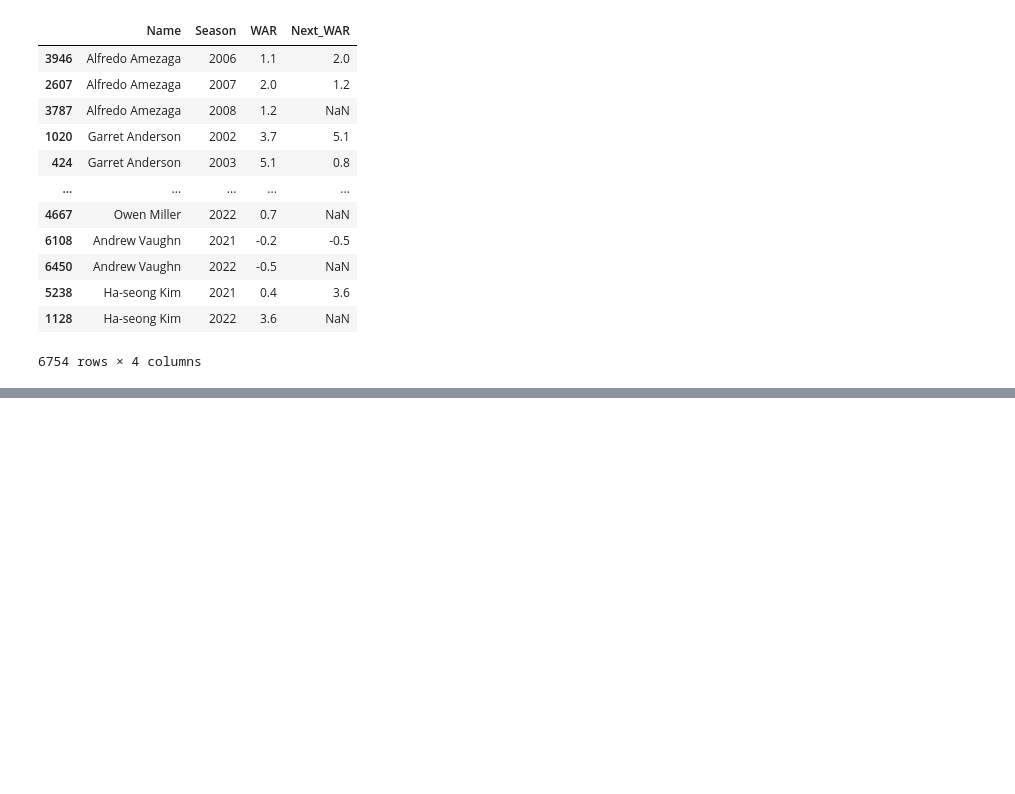
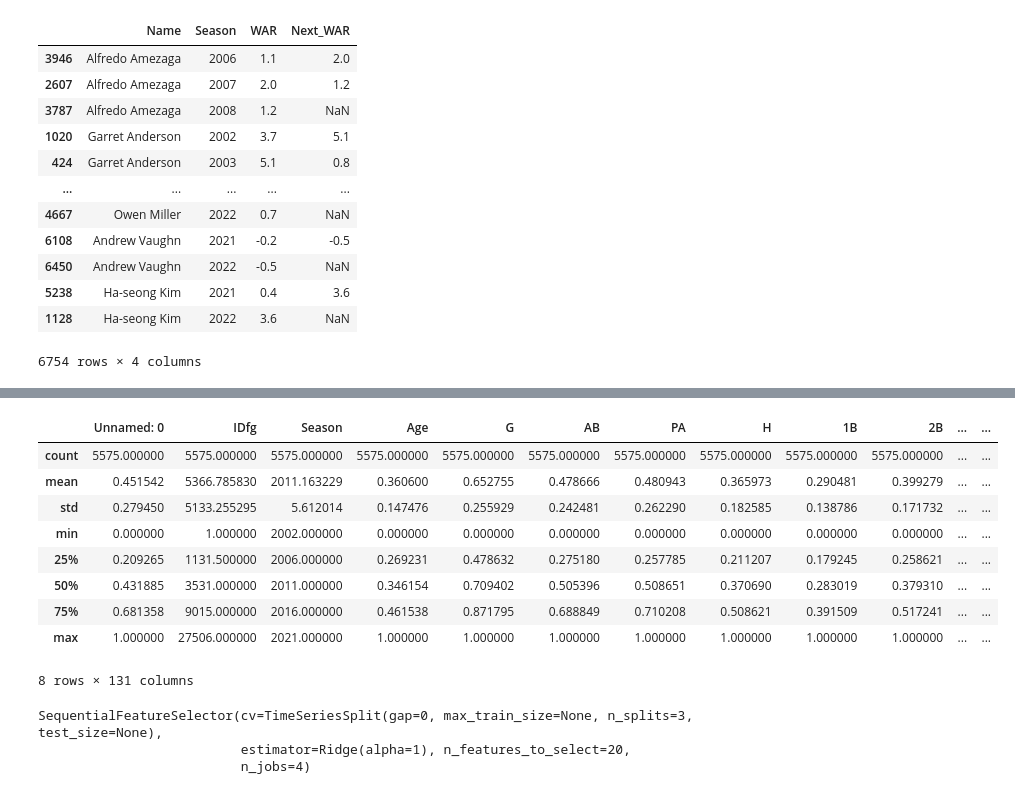
Before and after one commit to ryangrimsley/baseball-stats-predictor, a Jupyter notebook: next_war.ipynb, the cells around one changed output, grey strips where cells are left out. Saved outputs shown, nothing was run; the diff lists cells and outputs as text; code cells hidden in the pictures; blank space fills up the shorter version.

Commit message:
Format data and get predictors using a SequentialFeatureSelector

```diff
--- a/next_war.ipynb
+++ b/next_war.ipynb
@@ -56,0 +151,5 @@ batting_with_next_war[["Name", "Season", "WAR", "Next_WAR"]]
+# %%
+batting["team_codes"] = batting["Team"].astype("category").cat.codes
+# %%
+batting_full = batting.copy()
+batting = batting.dropna().copy()
@@ -56,0 +166,27 @@ batting_with_next_war[["Name", "Season", "WAR", "Next_WAR"]]
+# %%
+removed_columns = ["Next_WAR", "Name", "Team", "IDfg", "Season"]
+selected_columns = batting.columns[~batting.columns.isin(removed_columns)]
+# %%
+from sklearn.preprocessing import MinMaxScaler
+
+scaler = MinMaxScaler()
+batting.loc[:, selected_columns] = scaler.fit_transform(batting[selected_columns])
+# %%
+batting.describe()
+# %% [output]
+|  | Unnamed: 0 | IDfg | Season | Age | G | AB | PA | H | 1B | 2B | ... | ... |
+| count | 5575.000000 | 5575.000000 | 5575.000000 | 5575.000000 | 5575.000000 | 5575.000000 | 5575.000000 | 5575.000000 | 5575.000000 | 5575.000000 | ... | ... |
+| mean | 0.451542 | 5366.785830 | 2011.163229 | 0.360600 | 0.652755 | 0.478666 | 0.480943 | 0.365973 | 0.290481 | 0.399279 | ... | ... |
+| std | 0.279450 | 5133.255295 | 5.612014 | 0.147476 | 0.255929 | 0.242481 | 0.262290 | 0.182585 | 0.138786 | 0.171732 | ... | ... |
+| min | 0.000000 | 1.000000 | 2002.000000 | 0.000000 | 0.000000 | 0.000000 | 0.000000 | 0.000000 | 0.000000 | 0.000000 | ... | ... |
+| 25% | 0.209265 | 1131.500000 | 2006.000000 | 0.269231 | 0.478632 | 0.275180 | 0.257785 | 0.211207 | 0.179245 | 0.258621 | ... | ... |
+| 50% | 0.431885 | 3531.000000 | 2011.000000 | 0.346154 | 0.709402 | 0.505396 | 0.508651 | 0.370690 | 0.283019 | 0.379310 | ... | ... |
+| 75% | 0.681358 | 9015.000000 | 2016.000000 | 0.461538 | 0.871795 | 0.688849 | 0.710208 | 0.508621 | 0.391509 | 0.517241 | ... | ... |
+| max | 1.000000 | 27506.000000 | 2021.000000 | 1.000000 | 1.000000 | 1.000000 | 1.000000 | 1.000000 | 1.000000 | 1.000000 | ... | ... |
+8 rows × 131 columns
+# %%
+sfs.fit(batting[selected_columns], batting["Next_WAR"])
+# %% [output]
+SequentialFeatureSelector(cv=TimeSeriesSplit(gap=0, max_train_size=None, n_splits=3, test_size=None),
+                          estimator=Ridge(alpha=1), n_features_to_select=20,
+                          n_jobs=4)
```
Also changed, not shown: parts of 14 cells of this notebook, 1 other file.
